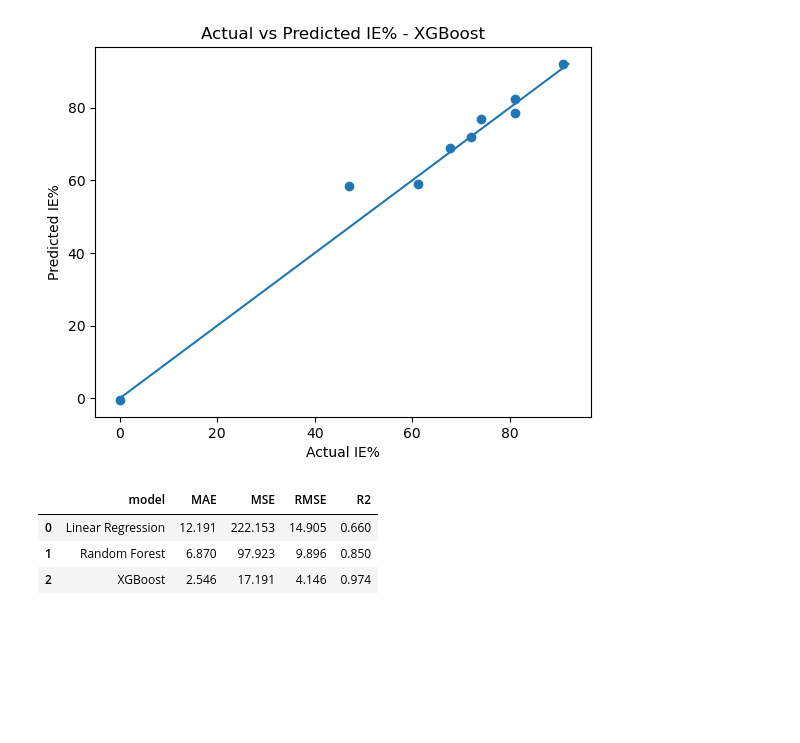
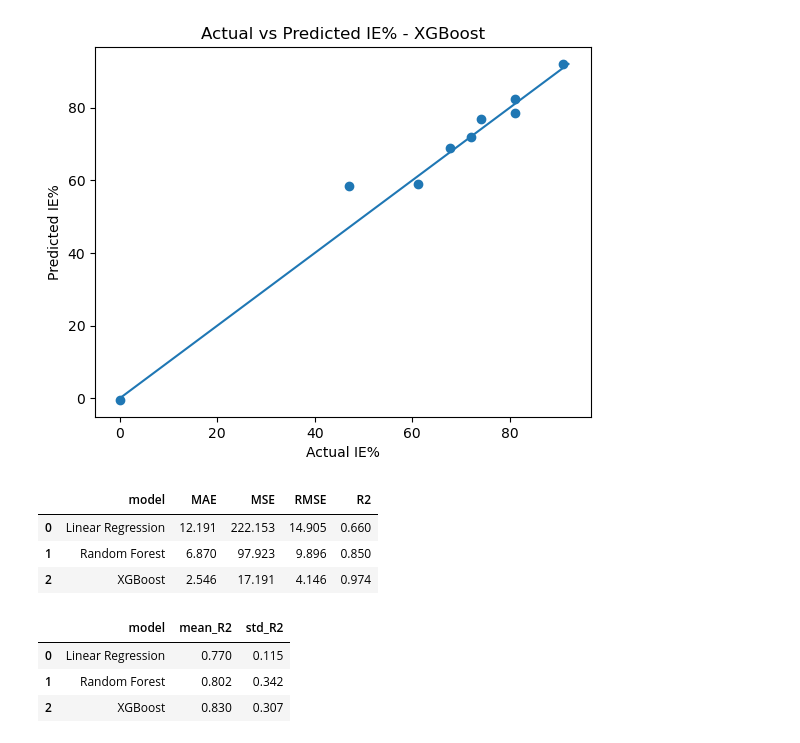
Before and after one commit to golafshani1985/ai-corrosion-quince, a Jupyter notebook: notebooks/01_baseline_model.ipynb, the cells around one changed output. Cells and saved outputs as stored; diff of their text form; code cells hidden in the pictures; blank space fills up the shorter version.

```diff
--- a/notebooks/01_baseline_model.ipynb
+++ b/notebooks/01_baseline_model.ipynb
@@ -293,3 +209,21 @@ results_df
 | 0 | Linear Regression | 12.191 | 222.153 | 14.905 | 0.660 |
 | 1 | Random Forest | 6.870 | 97.923 | 9.896 | 0.850 |
 | 2 | XGBoost | 2.546 | 17.191 | 4.146 | 0.974 |
+# %%
+models={"Linear Regression":LinearRegression(),
+        "Random Forest":RandomForestRegressor(n_estimators=100,random_state=101),
+        "XGBoost":XGBRegressor(n_estimators=100,learning_rate=0.1,max_depth=3,random_state=101)
+        }
+cv_results=[]
+for model_name,model in models.items():
+    scores=cross_val_score(model,X,y,cv=5,scoring="r2")
+    cv_results.append({"model":model_name,"mean_R2":scores.mean(),"std_R2":scores.std()})
+    cv_results_df=pd.DataFrame(cv_results)
+    cv_results_df=cv_results_df.round(3)
+# %%
+cv_results_df
+# %% [output]
+|  | model | mean_R2 | std_R2 |
+| 0 | Linear Regression | 0.770 | 0.115 |
+| 1 | Random Forest | 0.802 | 0.342 |
+| 2 | XGBoost | 0.830 | 0.307 |
```
Also changed, not shown: parts of 7 cells of this notebook.
